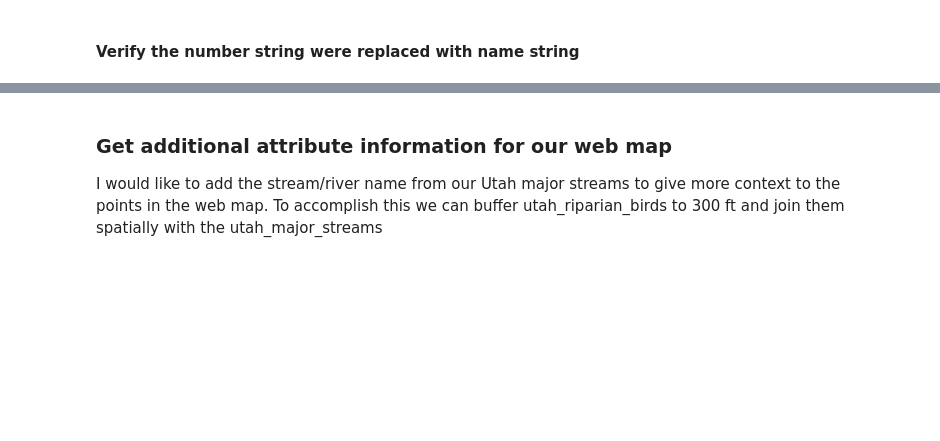
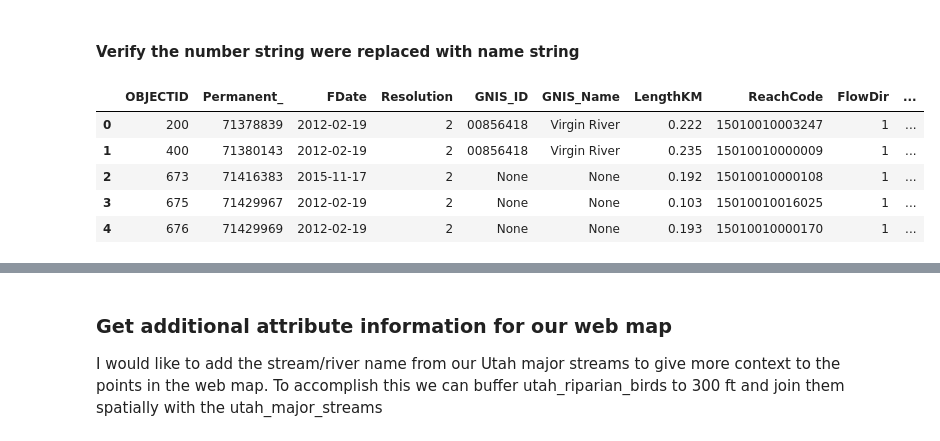
Before and after one commit to zac-stanley/birds-utah, a Jupyter notebook: notebooks/bird_occurrences_utah_explore_final_data_prep.ipynb, the cells around one changed output, grey strips where cells are left out. Drawn from its saved outputs; the diff is of its cells as text; code cells hidden in the pictures; blank space fills up the shorter version.

```diff
--- a/notebooks/bird_occurrences_utah_explore_final_data_prep.ipynb
+++ b/notebooks/bird_occurrences_utah_explore_final_data_prep.ipynb
@@ -42,6 +45,15 @@ utah_riparian_birds['month'].replace({'1': 'January', '2': 'February','3': 'Marc
 inplace=True)
 # %% [markdown]
 #### Verify the number string were replaced with name string
+# %%
+utah_major_streams.head()
+# %% [output]
+|  | OBJECTID | Permanent_ | FDate | Resolution | GNIS_ID | GNIS_Name | LengthKM | ReachCode | FlowDir | ... |
+| 0 | 200 | 71378839 | 2012-02-19 | 2 | 00856418 | Virgin River | 0.222 | 15010010003247 | 1 | ... |
+| 1 | 400 | 71380143 | 2012-02-19 | 2 | 00856418 | Virgin River | 0.235 | 15010010000009 | 1 | ... |
+| 2 | 673 | 71416383 | 2015-11-17 | 2 | None | None | 0.192 | 15010010000108 | 1 | ... |
+| 3 | 675 | 71429967 | 2012-02-19 | 2 | None | None | 0.103 | 15010010016025 | 1 | ... |
+| 4 | 676 | 71429969 | 2012-02-19 | 2 | None | None | 0.193 | 15010010000170 | 1 | ... |
 # %%
 utah_riparian_birds.sample (50)
 # %% [output]
```
Also changed, not shown: parts of 7 cells of this notebook.
